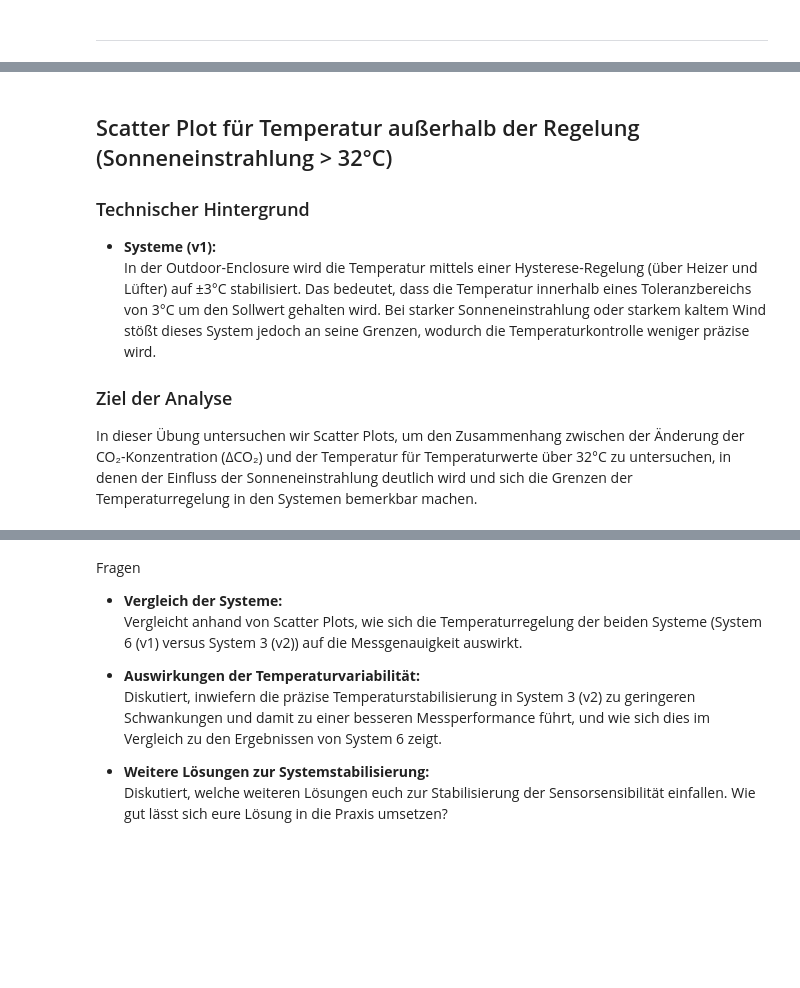
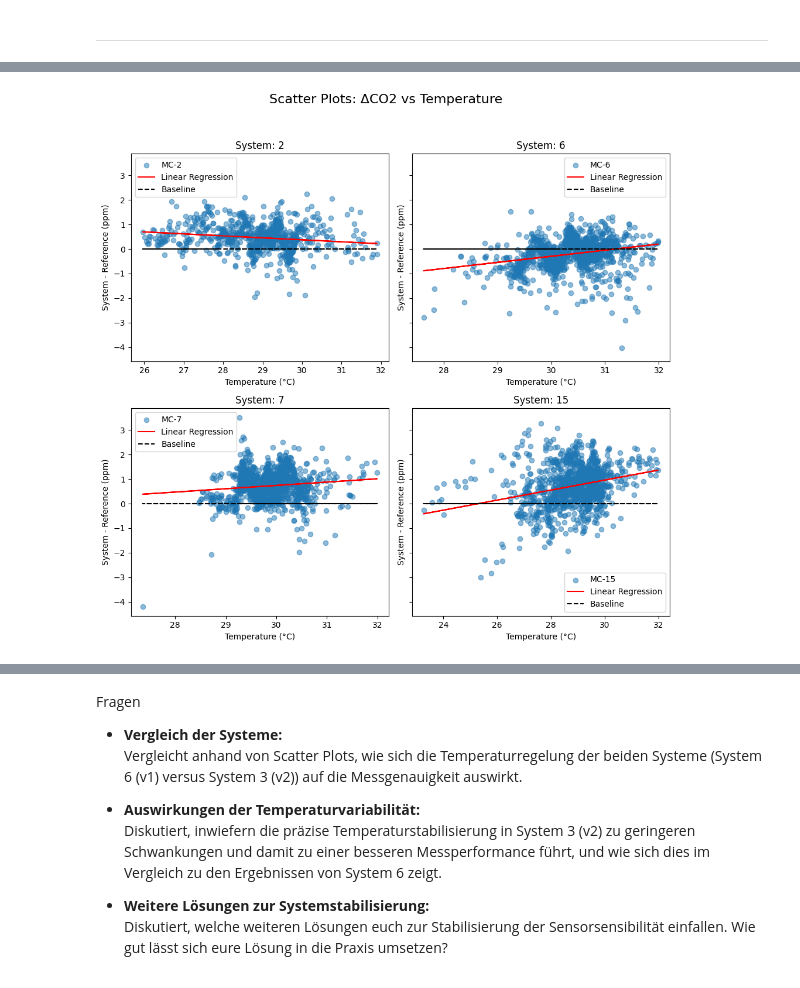
Before and after one commit to tum-esm/HES-2-Praktikum, a Jupyter notebook: notebooks/3_Sensor_Sensitivity.ipynb, the cells around one changed output, grey strips where cells are left out. Saved outputs shown, nothing was run; the diff lists cells and outputs as text; code cells hidden in the pictures; blank space fills up the shorter version.

```diff
--- a/notebooks/3_Sensor_Sensitivity.ipynb
+++ b/notebooks/3_Sensor_Sensitivity.ipynb
@@ -217,19 +207,9 @@ Diese Analyse hilft uns zu verstehen, inwieweit die interne Temperaturkompensati
 # %%
-max_col, max_row = 2, 2
+## Filtere die Temperaturwerte für < 32°C
+df_plot = df_sbs_2024.filter()
+##
 
-df_plot = df_sbs_2024#.filter(pl.col("gmp343_temperature") < 32)
-
-plot_scatter_with_trendline(df_plot, "gmp343_temperature", "diff", max_col, max_row, "Temperature (°C)", "System - Reference (ppm)","Scatter Plots: ΔCO2 vs Temperature")
+plot_scatter_with_trendline(df_plot, "gmp343_temperature", "diff", 2, 2, "Temperature (°C)", "System - Reference (ppm)","Scatter Plots: ΔCO2 vs Temperature")
+# %% [output]
+[figure, added]
-# %% [markdown]
-## Scatter Plot für Temperatur außerhalb der Regelung (Sonneneinstrahlung > 32°C)
-
-### Technischer Hintergrund
-
-- **Systeme (v1):**
-  In der Outdoor-Enclosure wird die Temperatur mittels einer Hysterese-Regelung (über Heizer und Lüfter) auf ±3°C stabilisiert. Das bedeutet, dass die Temperatur innerhalb eines Toleranzbereichs von 3°C um den Sollwert gehalten wird. Bei starker Sonneneinstrahlung oder starkem kaltem Wind stößt dieses System jedoch an seine Grenzen, wodurch die Temperaturkontrolle weniger präzise wird.
-
-
-### Ziel der Analyse
-
-In dieser Übung untersuchen wir Scatter Plots, um den Zusammenhang zwischen der Änderung der CO₂-Konzentration (ΔCO₂) und der Temperatur für Temperaturwerte über 32°C zu untersuchen, in denen der Einfluss der Sonneneinstrahlung deutlich wird und sich die Grenzen der Temperaturregelung in den Systemen bemerkbar machen.
 # %%
```
Also changed, not shown: parts of 29 cells of this notebook, 1 other file.
